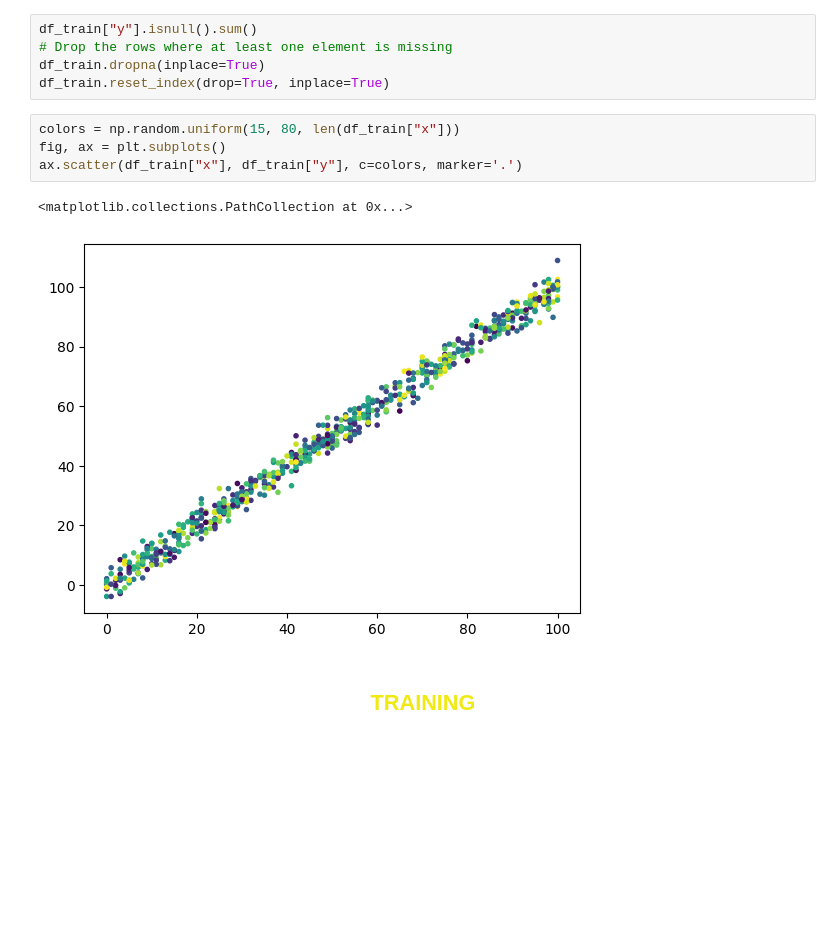
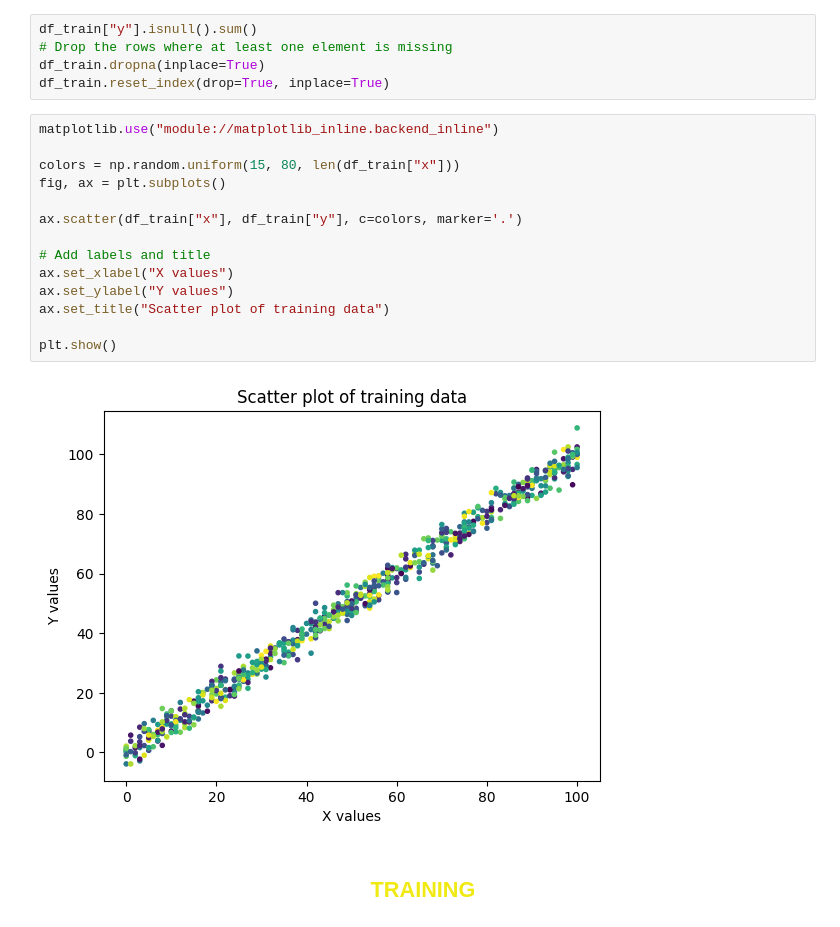
Before and after one commit to lategardener/CS229-from-scratch, a Jupyter notebook: LinearRegression/linear_regression.ipynb, the cells around one changed output. Drawn from its saved outputs; the diff is of its cells as text; blank space fills up the shorter version.

Commit message:
change visualisation functions

```diff
--- a/LinearRegression/linear_regression.ipynb
+++ b/LinearRegression/linear_regression.ipynb
@@ -29,12 +30,21 @@ df_train["y"].isnull().sum()
 df_train.dropna(inplace=True)
 df_train.reset_index(drop=True, inplace=True)
 # %%
+matplotlib.use("module://matplotlib_inline.backend_inline")
+
 colors = np.random.uniform(15, 80, len(df_train["x"]))
 fig, ax = plt.subplots()
+
 ax.scatter(df_train["x"], df_train["y"], c=colors, marker='.')
+
+# Add labels and title
+ax.set_xlabel("X values")
+ax.set_ylabel("Y values")
+ax.set_title("Scatter plot of training data")
+
+plt.show()
 # %% [output]
-<matplotlib.collections.PathCollection at 0x...>
-[figure, old version]
+[figure, new version]
 # %% [markdown]
 <h2 align="center" style="color:#f0e912">TRAINING</h2>
 # %%
```
Also changed, not shown: parts of 8 cells of this notebook.
